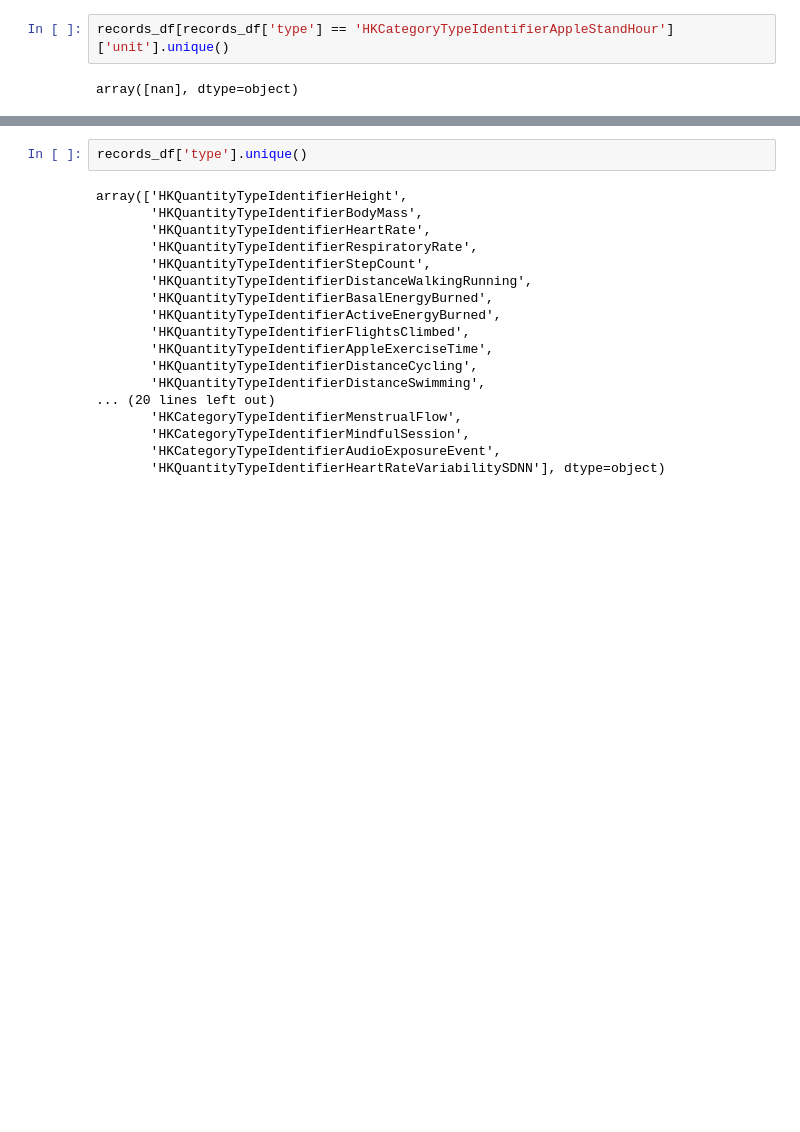
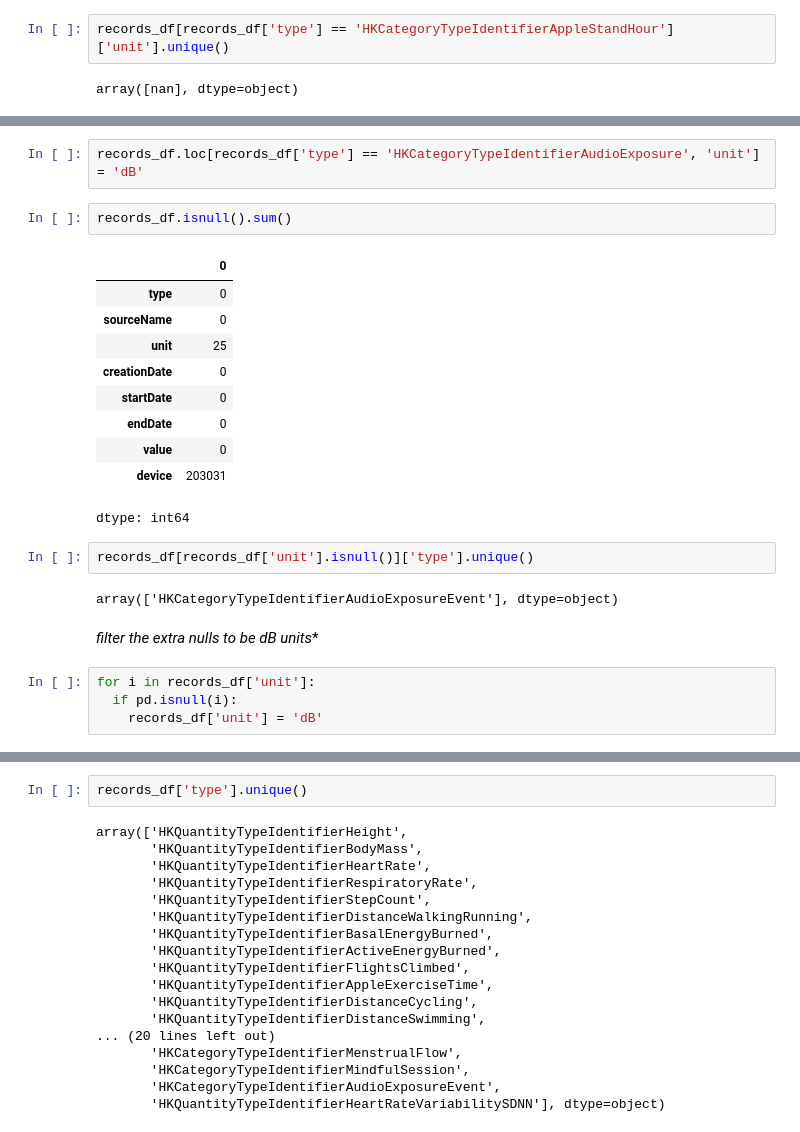
Before and after one commit to YomnaElmousalami/AppleHealthData_Analysis, a Jupyter notebook: Analyze_Sis_health_Data.ipynb, the cells around one changed output, grey strips where cells are left out. Drawn from its saved outputs; the diff is of its cells as text; blank space fills up the shorter version.

```diff
--- a/Analyze_Sis_health_Data.ipynb
+++ b/Analyze_Sis_health_Data.ipynb
@@ -282,0 +354,25 @@ array([nan], dtype=object)
+# %%
+records_df.loc[records_df['type'] == 'HKCategoryTypeIdentifierAudioExposure', 'unit'] = 'dB'
+# %%
+records_df.isnull().sum()
+# %% [output]
+|  | 0 |
+| type | 0 |
+| sourceName | 0 |
+| unit | 25 |
+| creationDate | 0 |
+| startDate | 0 |
+| endDate | 0 |
+| value | 0 |
+| device | 203031 |
+dtype: int64
+# %%
+records_df[records_df['unit'].isnull()]['type'].unique()
+# %% [output]
+array(['HKCategoryTypeIdentifierAudioExposureEvent'], dtype=object)
+# %% [markdown]
+*filter the extra nulls to be dB units**
+# %%
+for i in records_df['unit']:
+  if pd.isnull(i):
+    records_df['unit'] = 'dB'
```
Also changed, not shown: parts of 15 cells of this notebook.
